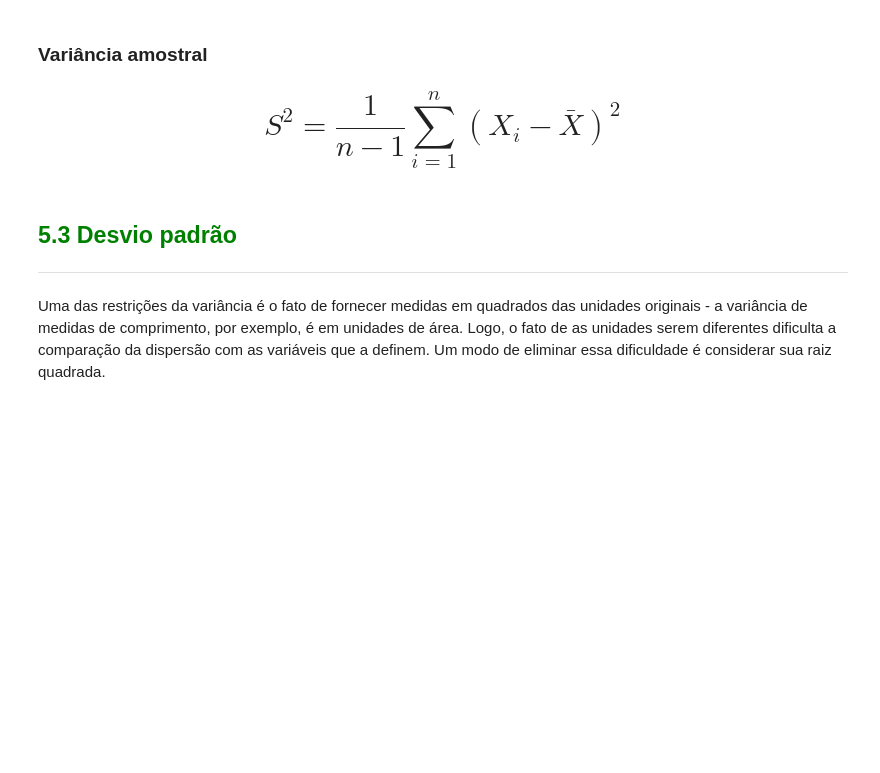
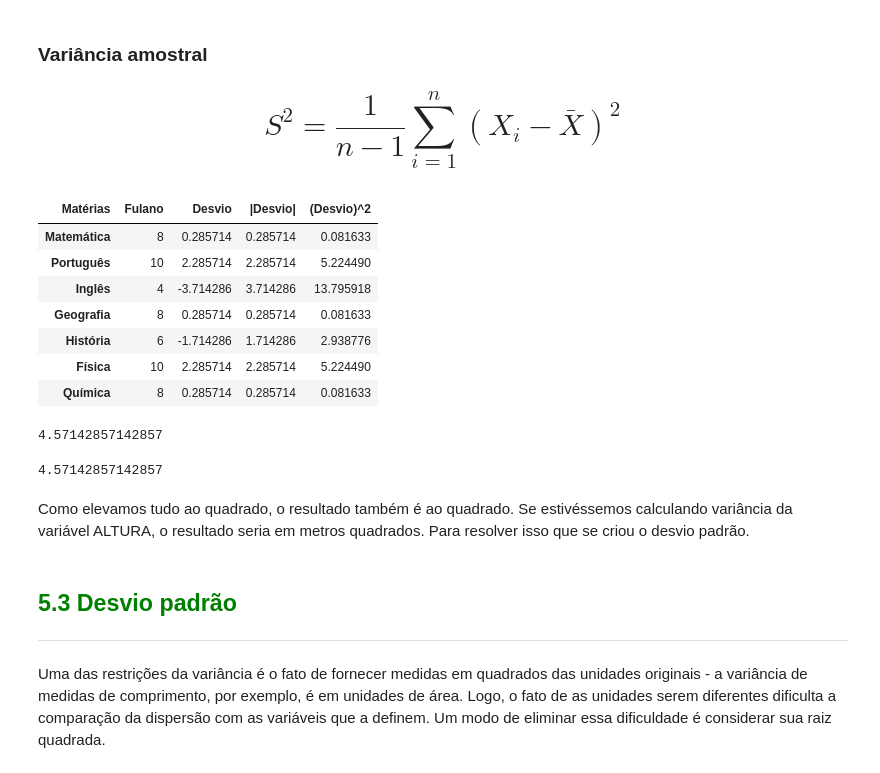
Before and after one commit to lcsbiffi/Alura_Data-Science, a Jupyter notebook: Estatística_com_Python/Parte 1/Curso_de_Estatística_Parte_1.ipynb, the cells around one changed output. Drawn from its saved outputs; the diff is of its cells as text; code cells hidden in the pictures; blank space fills up the shorter version.

```diff
--- a/Estatística_com_Python/Parte 1/Curso_de_Estatística_Parte_1.ipynb
+++ b/Estatística_com_Python/Parte 1/Curso_de_Estatística_Parte_1.ipynb
@@ -1134,6 +1153,32 @@ A variância é construída a partir das diferenças entre cada observação e a
 ### Variância amostral
 
 # $$S^2 = \frac 1{n-1}\sum_{i=1}^{n}(X_i-\bar{X})^2$$
+# %%
+# Elevando ao quadrado com .pow()
+notas_fulano['(Desvio)^2'] = notas_fulano['Desvio'].pow(2)
+notas_fulano
+# %% [output]
+| Matérias | Fulano | Desvio | |Desvio| | (Desvio)^2 |
+| Matemática | 8 | 0.285714 | 0.285714 | 0.081633 |
+| Português | 10 | 2.285714 | 2.285714 | 5.224490 |
+| Inglês | 4 | -3.714286 | 3.714286 | 13.795918 |
+| Geografia | 8 | 0.285714 | 0.285714 | 0.081633 |
+| História | 6 | -1.714286 | 1.714286 | 2.938776 |
+| Física | 10 | 2.285714 | 2.285714 | 5.224490 |
+| Química | 8 | 0.285714 | 0.285714 | 0.081633 |
+# %%
+# Calculando variância na mão
+notas_fulano['(Desvio)^2'].sum() / (len(notas_fulano) - 1)
+# %% [output]
+4.57142857142857
+# %%
+# Calculando variância com .var()
+variancia = notas_fulano['Fulano'].var()
+variancia
+# %% [output]
+4.57142857142857
+# %% [markdown]
+Como elevamos tudo ao quadrado, o resultado também é ao quadrado. Se estivéssemos calculando variância da variável ALTURA, o resultado seria em metros quadrados. Para resolver isso que se criou o desvio padrão.
 # %% [markdown]
 ## <font color=green>5.3 Desvio padrão</font>
 ***
```
Also changed, not shown: parts of 32 cells of this notebook, 5 other files.
